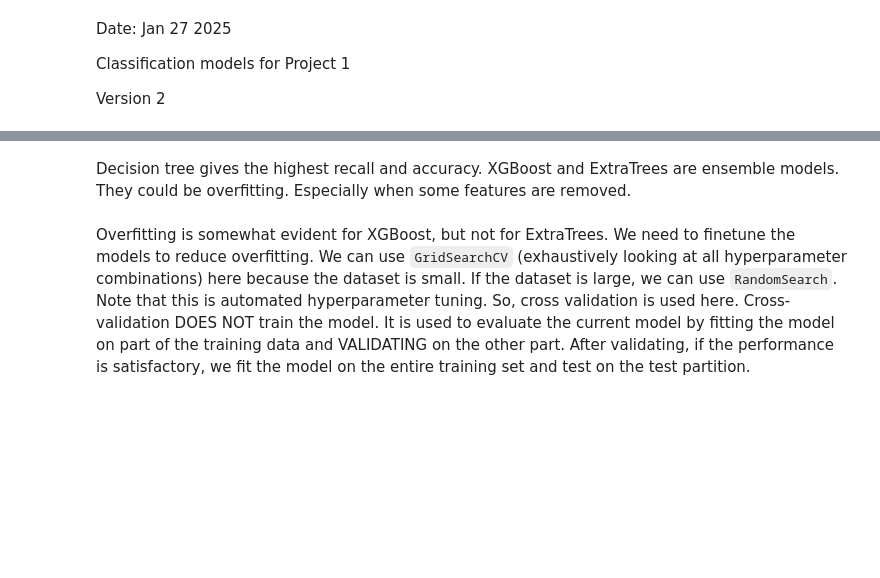
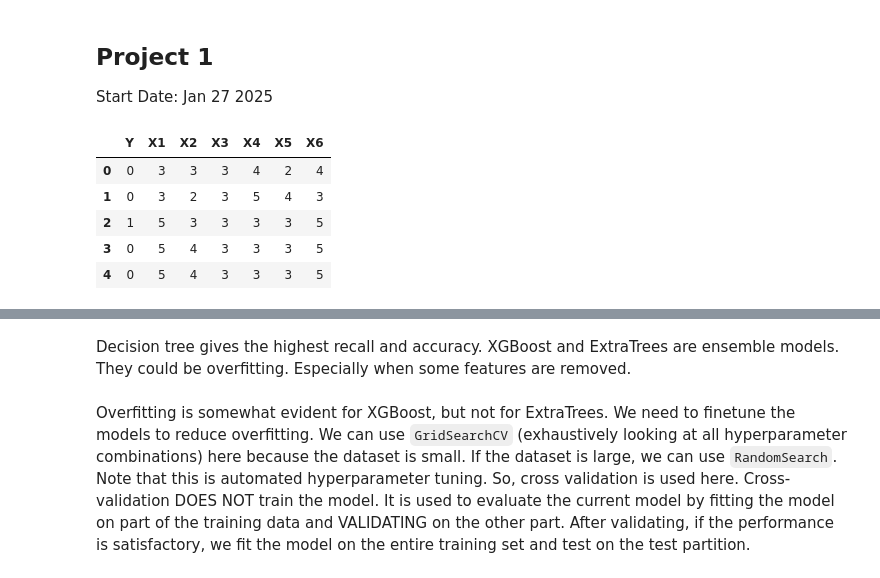
Before and after one commit to buddhiW/QuAOVkQp1uAMReTF, a Jupyter notebook: main.ipynb, the cells around one changed output, grey strips where cells are left out. Cells and saved outputs as stored; diff of their text form; code cells hidden in the pictures; blank space fills up the shorter version.

```diff
--- a/main.ipynb
+++ b/main.ipynb
@@ -1,9 +1,7 @@
-# %% [markdown]
-Date: Jan 27 2025
-
-Classification models for Project 1
-
-Version 2
+# %% [markdown]
+## Project 1
+
+Start Date: Jan 27 2025
 # %%
 #Imports
 import os
@@ -52,4 +50,11 @@ from xgboost import plot_tree
 # %%
-#Load the data
-df = pd.read_csv("ACME-HappinessSurvey2020.csv")
+# Load the data
+df = pd.read_csv("data/ACME-HappinessSurvey2020.csv")
 df.head()
+# %% [output]
+|  | Y | X1 | X2 | X3 | X4 | X5 | X6 |
+| 0 | 0 | 3 | 3 | 3 | 4 | 2 | 4 |
+| 1 | 0 | 3 | 2 | 3 | 5 | 4 | 3 |
+| 2 | 1 | 5 | 3 | 3 | 3 | 3 | 5 |
+| 3 | 0 | 5 | 4 | 3 | 3 | 3 | 5 |
+| 4 | 0 | 5 | 4 | 3 | 3 | 3 | 5 |
```
Also changed, not shown: parts of 26 cells of this notebook.
